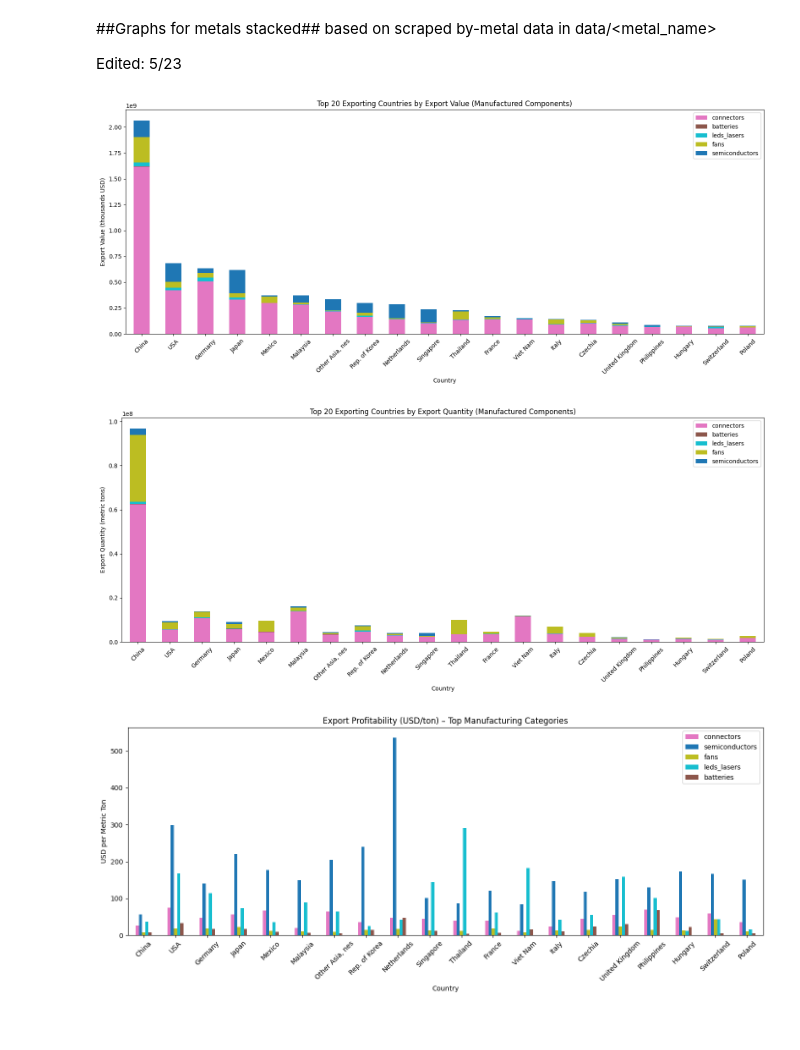
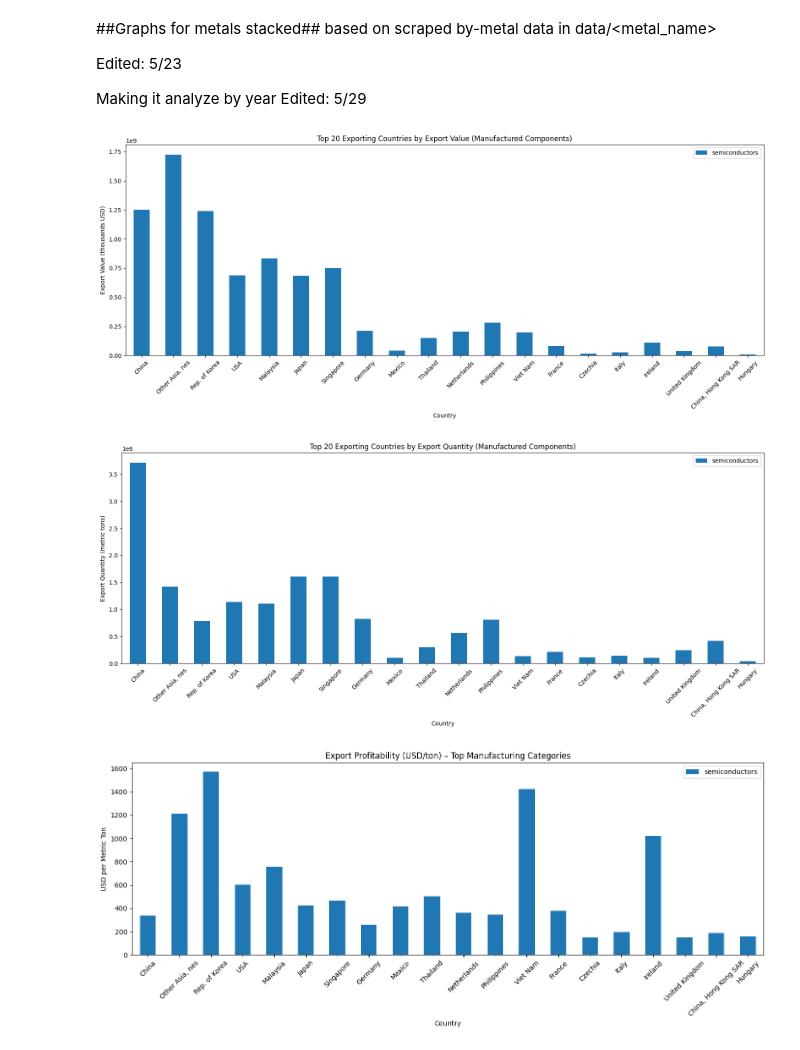
Before and after one commit to pgunhal/E-Waste-Research, a Jupyter notebook: src/manufacturing_analysis_stacked.ipynb, the cells around one changed output. Saved outputs shown, nothing was run; the diff lists cells and outputs as text; code cells hidden in the pictures.

```diff
--- a/src/manufacturing_analysis_stacked.ipynb
+++ b/src/manufacturing_analysis_stacked.ipynb
@@ -3,6 +3,9 @@
 based on scraped by-metal data in data/<metal_name>
 
 Edited: 5/23
+
+Making it analyze by year
+Edited: 5/29
 # %%
 import os
 import pandas as pd
@@ -14,6 +17,9 @@ base_dir = "../data/manufacturing"
 country_code_file = "../ref/country_codes_V202501.csv"
 category_dirs = [d for d in os.listdir(base_dir) if os.path.isdir(os.path.join(base_dir, d))]
 
+years = [2020]
+
+
 # Load country codes
 country_df = pd.read_csv(country_code_file)
 country_lookup = dict(zip(country_df["country_code"], country_df["country_name"]))
@@ -21,15 +27,15 @@ country_lookup = dict(zip(country_df["country_code"], country_df["country_name"]
 # Assign colors to manufacturing categories
 category_colors = {
     "semiconductors": "#1f77b4",
-    "pcbs": "#ff7f0e",
-    "capacitors": "#2ca02c",
-    "resistors": "#d62728",
-    "power_supplies": "#9467bd",
-    "batteries": "#8c564b",
-    "connectors": "#e377c2",
-    "storage_devices": "#7f7f7f",
-    "fans": "#bcbd22",
-    "leds_lasers": "#17becf"
+    # "pcbs": "#ff7f0e",
+    # "capacitors": "#2ca02c",
+    # "resistors": "#d62728",
+    # "power_supplies": "#9467bd",
+    # "batteries": "#8c564b",
+    # "connectors": "#e377c2",
+    # "storage_devices": "#7f7f7f",
+    # "fans": "#bcbd22",
+    # "leds_lasers": "#17becf"
 }
 
 # === DATA STRUCTURES ===
@@ -45,8 +51,10 @@ for category in category_dirs:
     try:
         df = pd.read_csv(trade_path)
         df = df.rename(columns={"i": "exporter", "j": "importer", "k": "hs_code", "v": "value", "q": "quantity"})
+        grouped = df.groupby("exporter").agg({"value": "sum", "quantity": "sum"}).reset_index()
 
-        grouped = df.groupby("exporter").agg({"value": "sum", "quantity": "sum"}).reset_index()
+        for target_year in years:
+            df = df[df["year"] == target_year]
 
         for _, row in grouped.iterrows():
             export_value[int(row["exporter"])][category] += row["value"]
@@ -68,35 +76,35 @@ total_value = value_df.sum(axis=1)
 top_exporters = total_value.nlargest(20).index
 
 # Filter top exporter rows
 value_df_top = value_df.loc[top_exporters]
 quantity_df_top = quantity_df.loc[top_exporters]
 
 # Validate columns for coloring
 valid_categories = [col for col in value_df_top.columns if col in category_colors]
 colors = [category_colors[c] for c in valid_categories]
 
 # === PLOT EXPORT VALUE ===
 fig, ax = plt.subplots(figsize=(16, 7))
 value_df_top[valid_categories].plot(kind="bar", stacked=True, color=colors, ax=ax)
 ax.set_title("Top 20 Exporting Countries by Export Value (Manufactured Components)")
 ax.set_ylabel("Export Value (thousands USD)")
 ax.set_xlabel("Country")
 plt.xticks(rotation=45)
 plt.tight_layout()
 plt.show()
 
 # === PLOT EXPORT QUANTITY ===
 fig, ax = plt.subplots(figsize=(16, 7))
 quantity_df_top[valid_categories].plot(kind="bar", stacked=True, color=colors, ax=ax)
 ax.set_title("Top 20 Exporting Countries by Export Quantity (Manufactured Components)")
 ax.set_ylabel("Export Quantity (metric tons)")
 ax.set_xlabel("Country")
 plt.xticks(rotation=45)
 plt.tight_layout()
 plt.show()
 # %% [output]
-[figure, old version]
+[figure, new version]
-[figure, old version]
+[figure, new version]
 # %%
 # === USD PER TON ANALYSIS FOR MANUFACTURING ===
 quantity_df_clean = quantity_df.replace(0, float('nan'))  # avoid division by 0
@@ -119,7 +127,7 @@ plt.xticks(rotation=45)
 plt.tight_layout()
 plt.show()
 # %% [output]
-[figure, old version]
+[figure, new version]
 # %%
 # === GLOBAL SHARE OF EXPORT VALUE (MANUFACTURING) ===
 global_total_value = value_df[valid_categories].sum().sum()
```
Also changed, not shown: parts of 3 cells of this notebook, 7 other files.
